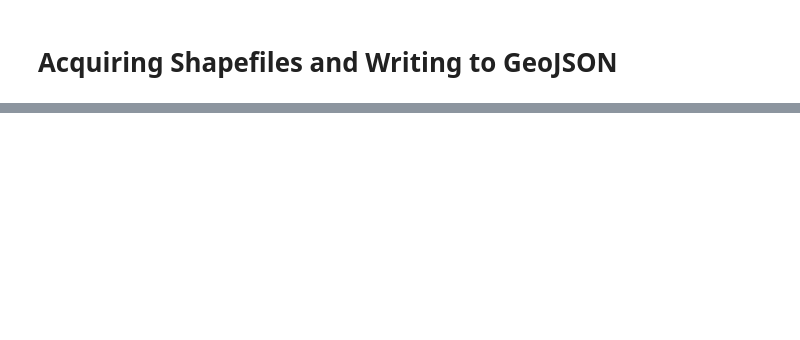
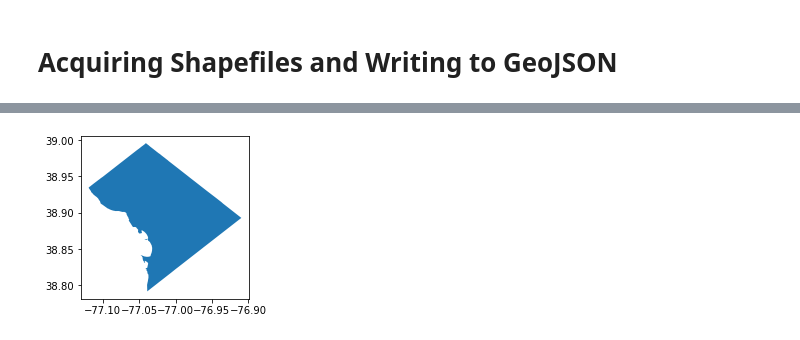
Before and after one commit to wplam107/rep_db, a Jupyter notebook: notebooks/acq_geo.ipynb, the cells around one changed output, grey strips where cells are left out. Drawn from its saved outputs; the diff is of its cells as text; code cells hidden in the pictures; blank space fills up the shorter version.

```diff
--- a/notebooks/acq_geo.ipynb
+++ b/notebooks/acq_geo.ipynb
@@ -19,5 +26,5 @@ for state in us.states.STATES:
     fips_dict[state.fips] = state.abbr
 # %%
 df['STATEFP'] = df['STATEFP'].map(fips_dict)
-df.rename(columns={'STATEFP': 'state_fips', 'CD116FP': 'cd'}, inplace=True)
-df = df[['state_fips', 'cd', 'geometry']]
+df.rename(columns={'STATEFP': 'state', 'CD116FP': 'cd'}, inplace=True)
+df = df[['state', 'cd', 'geometry']]
@@ -32,0 +42,7 @@ df.to_file('cd_geo.json', driver='GeoJSON')
+# %%
+data = gpd.GeoDataFrame(df.iloc[263]).T
+fig, ax = plt.subplots(1,1, figsize=(5,3))
+data.plot(ax=ax)
+plt.show()
+# %% [output]
+[figure, added]
```
Also changed, not shown: parts of 17 cells of this notebook, 1 other file.
